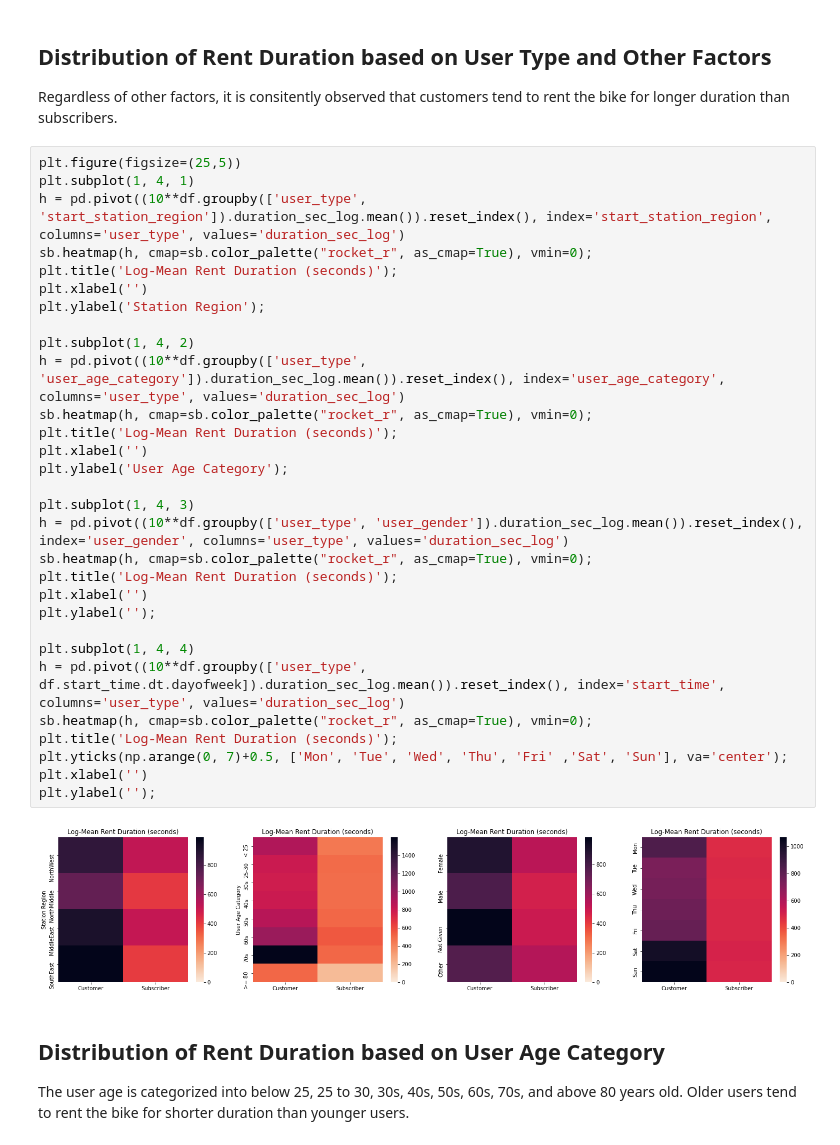
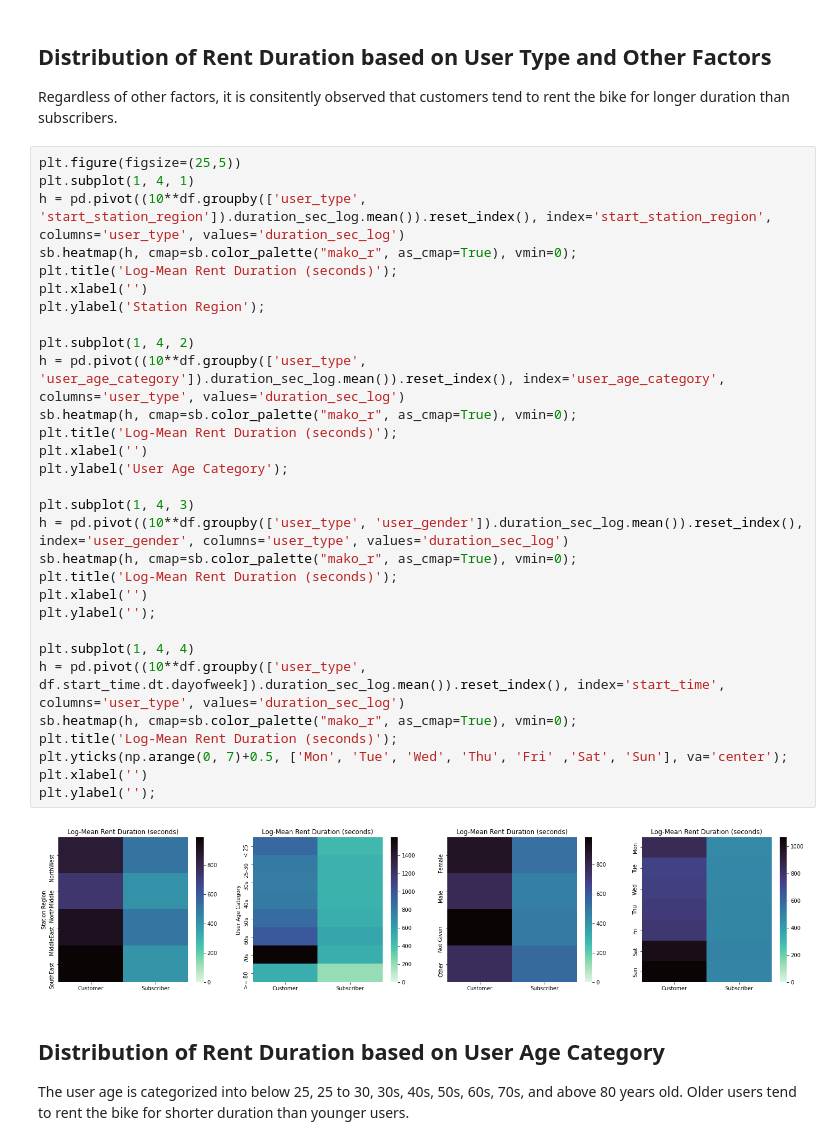
Before and after one commit to fletchersarip93/ford-gobike-data-analysis, a Jupyter notebook: slide_deck_ford_gobike.ipynb, the cells around one changed output. Cells and saved outputs as stored; diff of their text form.

```diff
--- a/slide_deck_ford_gobike.ipynb
+++ b/slide_deck_ford_gobike.ipynb
@@ -262,35 +262,35 @@ Regardless of other factors, it is consitently observed that customers tend to r
 # %%
 plt.figure(figsize=(25,5))
 plt.subplot(1, 4, 1)
 h = pd.pivot((10**df.groupby(['user_type', 'start_station_region']).duration_sec_log.mean()).reset_index(), index='start_station_region', columns='user_type', values='duration_sec_log')
-sb.heatmap(h, cmap=sb.color_palette("rocket_r", as_cmap=True), vmin=0);
+sb.heatmap(h, cmap=sb.color_palette("mako_r", as_cmap=True), vmin=0);
 plt.title('Log-Mean Rent Duration (seconds)');
 plt.xlabel('')
 plt.ylabel('Station Region');
 
 plt.subplot(1, 4, 2)
 h = pd.pivot((10**df.groupby(['user_type', 'user_age_category']).duration_sec_log.mean()).reset_index(), index='user_age_category', columns='user_type', values='duration_sec_log')
-sb.heatmap(h, cmap=sb.color_palette("rocket_r", as_cmap=True), vmin=0);
+sb.heatmap(h, cmap=sb.color_palette("mako_r", as_cmap=True), vmin=0);
 plt.title('Log-Mean Rent Duration (seconds)');
 plt.xlabel('')
 plt.ylabel('User Age Category');
 
 plt.subplot(1, 4, 3)
 h = pd.pivot((10**df.groupby(['user_type', 'user_gender']).duration_sec_log.mean()).reset_index(), index='user_gender', columns='user_type', values='duration_sec_log')
-sb.heatmap(h, cmap=sb.color_palette("rocket_r", as_cmap=True), vmin=0);
+sb.heatmap(h, cmap=sb.color_palette("mako_r", as_cmap=True), vmin=0);
 plt.title('Log-Mean Rent Duration (seconds)');
 plt.xlabel('')
 plt.ylabel('');
 
 plt.subplot(1, 4, 4)
 h = pd.pivot((10**df.groupby(['user_type', df.start_time.dt.dayofweek]).duration_sec_log.mean()).reset_index(), index='start_time', columns='user_type', values='duration_sec_log')
-sb.heatmap(h, cmap=sb.color_palette("rocket_r", as_cmap=True), vmin=0);
+sb.heatmap(h, cmap=sb.color_palette("mako_r", as_cmap=True), vmin=0);
 plt.title('Log-Mean Rent Duration (seconds)');
 plt.yticks(np.arange(0, 7)+0.5, ['Mon', 'Tue', 'Wed', 'Thu', 'Fri' ,'Sat', 'Sun'], va='center');
 plt.xlabel('')
 plt.ylabel('');
 # %% [output]
-[figure, old version]
+[figure, new version]
 # %% [markdown]
 ## Distribution of Rent Duration based on User Age Category
 The user age is categorized into below 25, 25 to 30, 30s, 40s, 50s, 60s, 70s, and above 80 years old. Older users tend to rent the bike for shorter duration than younger users.
```
